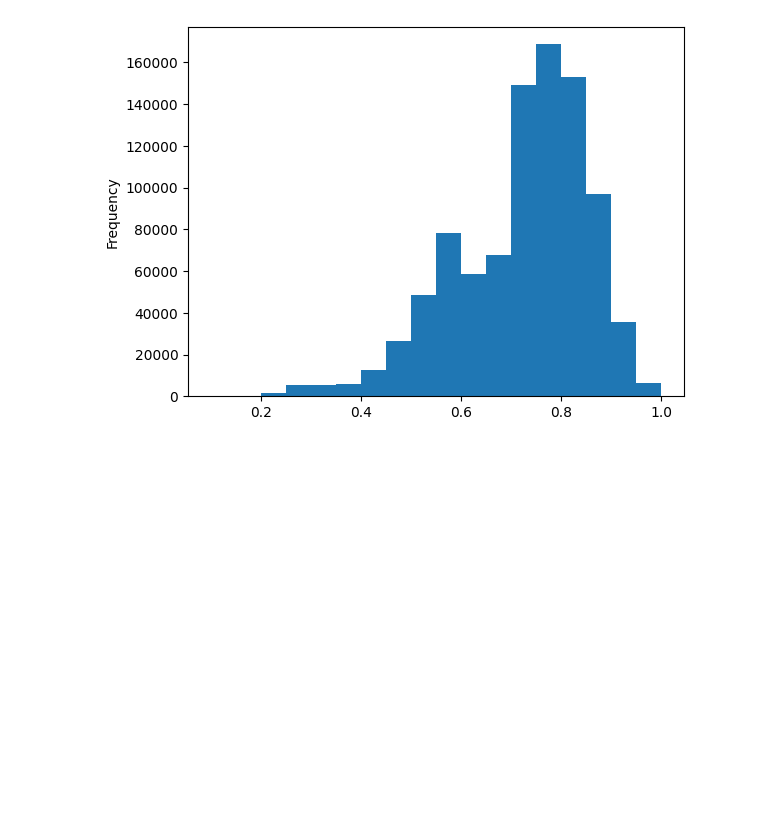
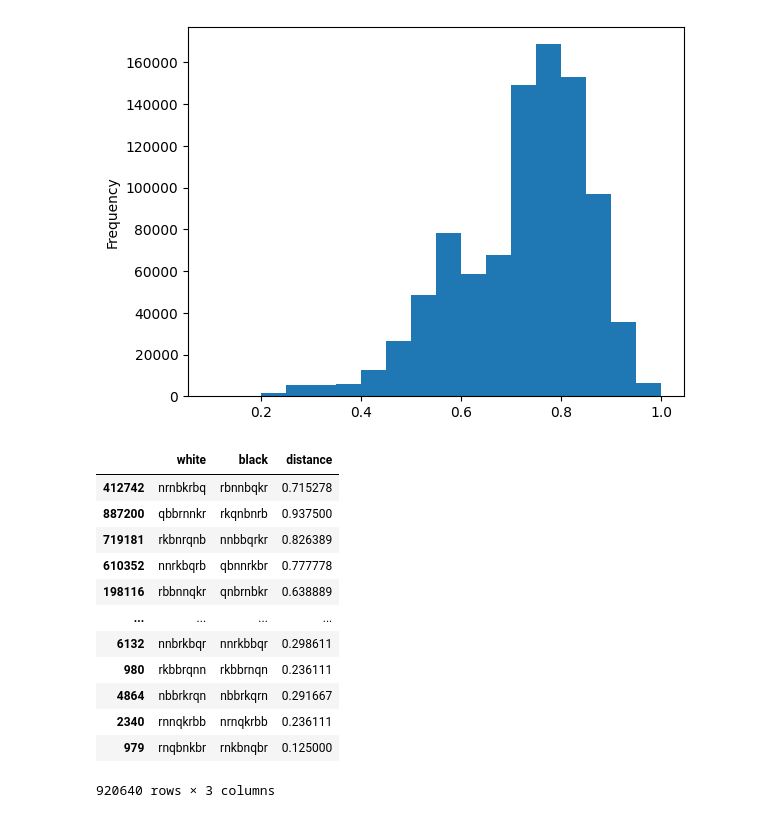
Before and after one commit to pschonev/double-fischer-random, a Jupyter notebook: src/explore.ipynb, the cells around one changed output. Cells and saved outputs as stored; diff of their text form; code cells hidden in the pictures; blank space fills up the shorter version.

```diff
--- a/src/explore.ipynb
+++ b/src/explore.ipynb
@@ -22,3 +25,20 @@ df[df["distance"] > 0.1]["distance"].plot.hist(bins=18, range=(0.1, 1))
 # %% [output]
 <Axes: ylabel='Frequency'>
 [figure]
+# %%
+df_samples = distance_df.where(distance_df.distance > 0.0).dropna()
+df_samples.sample(frac=1, weights=df_samples.distance, random_state=42)
+# %% [output]
+|  | white | black | distance |
+| 412742 | nrnbkrbq | rbnnbqkr | 0.715278 |
+| 887200 | qbbrnnkr | rkqnbnrb | 0.937500 |
+| 719181 | rkbnrqnb | nnbbqrkr | 0.826389 |
+| 610352 | nnrkbqrb | qbnnrkbr | 0.777778 |
+| 198116 | rbbnnqkr | qnbrnbkr | 0.638889 |
+| ... | ... | ... | ... |
+| 6132 | nnbrkbqr | nnrkbbqr | 0.298611 |
+| 980 | rkbbrqnn | rkbbrnqn | 0.236111 |
+| 4864 | nbbrkrqn | nbbrkqrn | 0.291667 |
+| 2340 | rnnqkrbb | nrnqkrbb | 0.236111 |
+| 979 | rnqbnkbr | rnkbnqbr | 0.125000 |
+920640 rows × 3 columns
```
Also changed, not shown: parts of 11 cells of this notebook, 6 other files.
